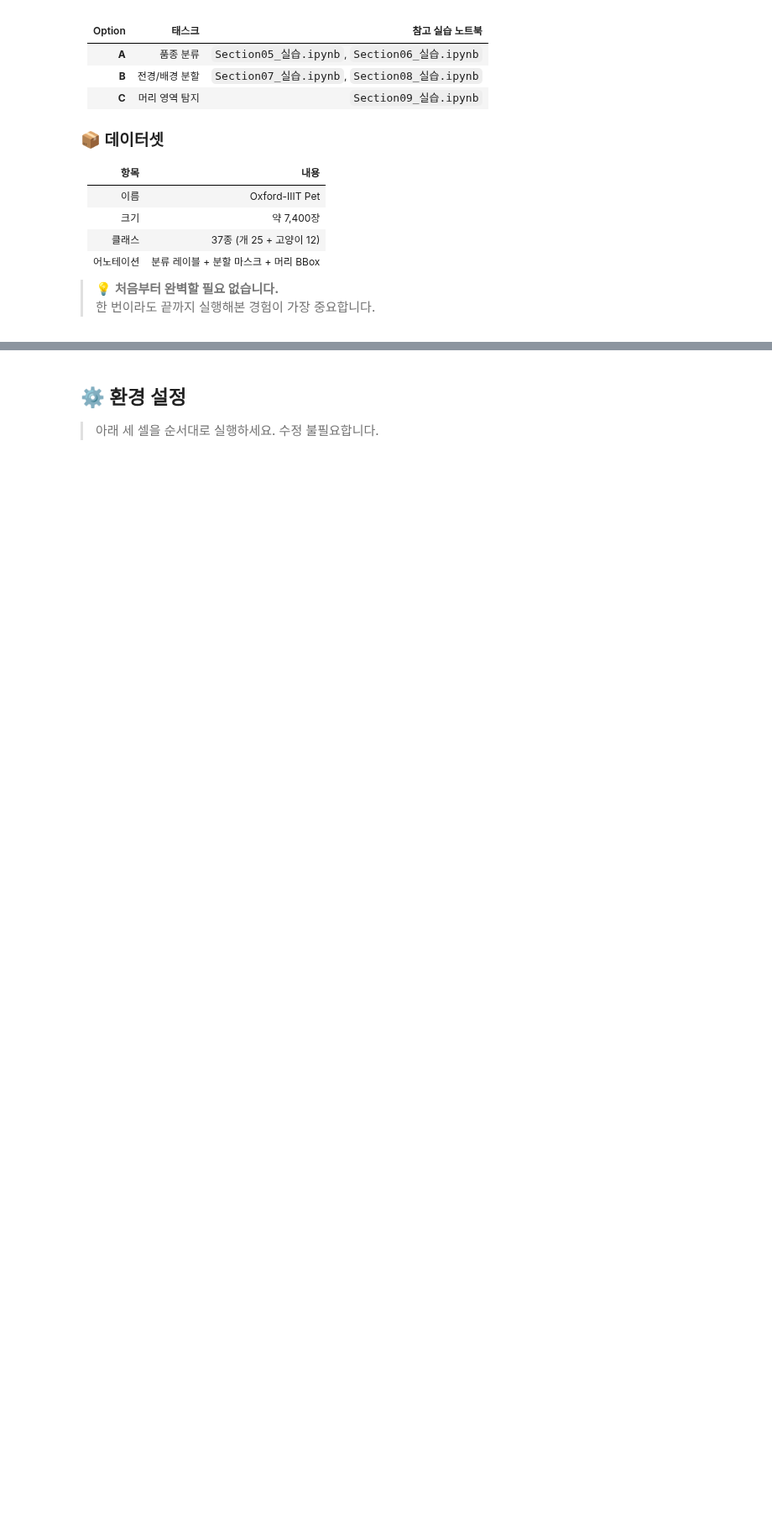
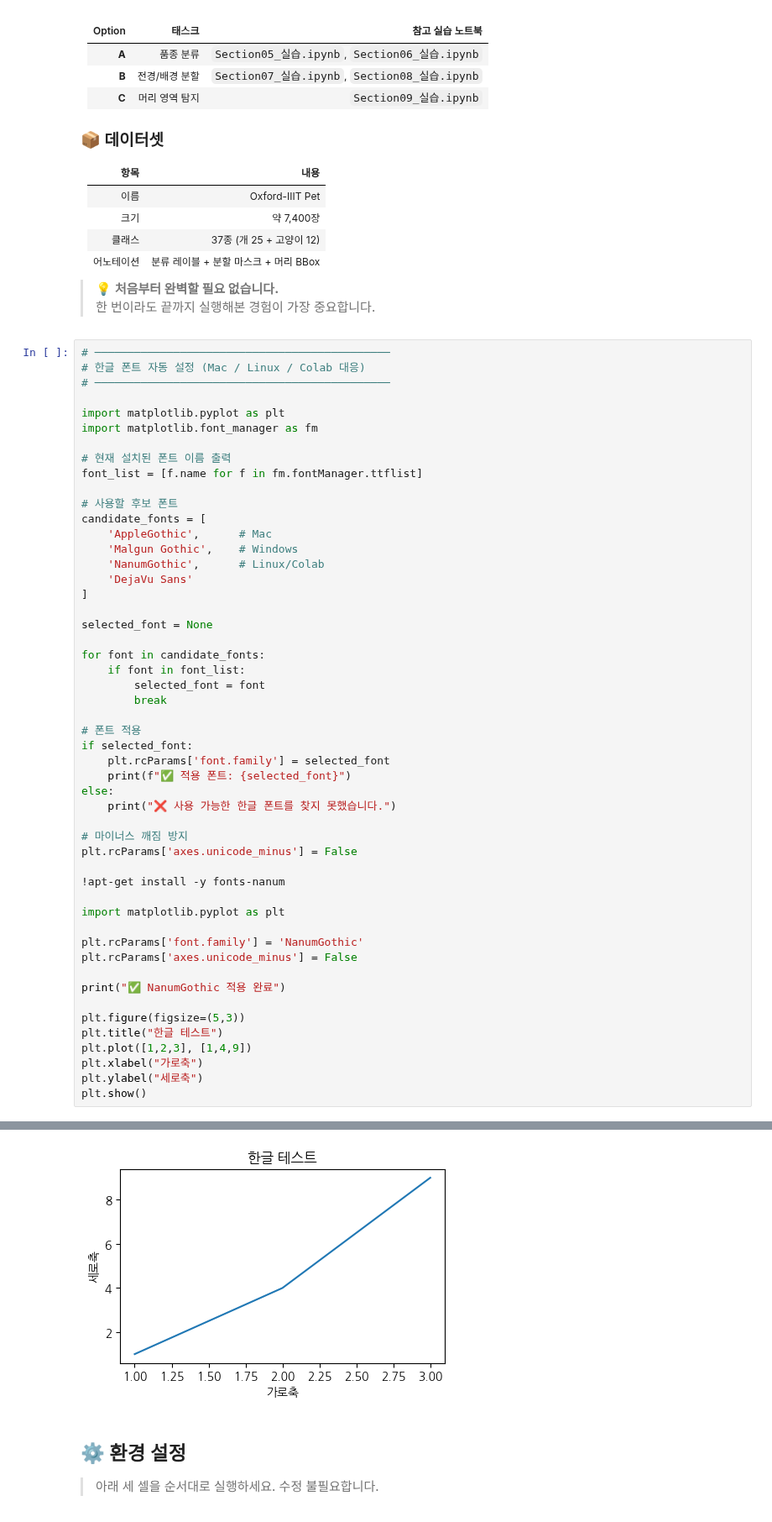
Before and after one commit to philipdekim-OnD01/RP2.CNN02, a Jupyter notebook: MiniProject_실습.ipynb, the cells around one changed output, grey strips where cells are left out. Shown at 84% size. Saved outputs shown, nothing was run; the diff lists cells and outputs as text; blank space fills up the shorter version.

```diff
--- a/MiniProject_실습.ipynb
+++ b/MiniProject_실습.ipynb
@@ -26,3 +26,55 @@
 
 > 💡 **처음부터 완벽할 필요 없습니다.**
 > 한 번이라도 끝까지 실행해본 경험이 가장 중요합니다.
+# %%
+# ─────────────────────────────────────────────
+# 한글 폰트 자동 설정 (Mac / Linux / Colab 대응)
+# ─────────────────────────────────────────────
+
+import matplotlib.pyplot as plt
+import matplotlib.font_manager as fm
+
+# 현재 설치된 폰트 이름 출력
+font_list = [f.name for f in fm.fontManager.ttflist]
+
+# 사용할 후보 폰트
+candidate_fonts = [
+    'AppleGothic',      # Mac
+    'Malgun Gothic',    # Windows
+    'NanumGothic',      # Linux/Colab
+    'DejaVu Sans'
+]
+
+selected_font = None
+
+for font in candidate_fonts:
+    if font in font_list:
+        selected_font = font
+        break
+
+# 폰트 적용
+if selected_font:
+    plt.rcParams['font.family'] = selected_font
+    print(f"✅ 적용 폰트: {selected_font}")
+else:
+    print("❌ 사용 가능한 한글 폰트를 찾지 못했습니다.")
+
+# 마이너스 깨짐 방지
+plt.rcParams['axes.unicode_minus'] = False
+
+!apt-get install -y fonts-nanum
+
+import matplotlib.pyplot as plt
+
+plt.rcParams['font.family'] = 'NanumGothic'
+plt.rcParams['axes.unicode_minus'] = False
+
+print("✅ NanumGothic 적용 완료")
+
+plt.figure(figsize=(5,3))
+plt.title("한글 테스트")
+plt.plot([1,2,3], [1,4,9])
+plt.xlabel("가로축")
+plt.ylabel("세로축")
+plt.show()
+# %% [output]
@@ -29,3 +88,4 @@
+[figure, added]
 # %% [markdown]
 ## ⚙️ 환경 설정
 
```
Also changed, not shown: parts of 10 cells of this notebook, 1 other file.
